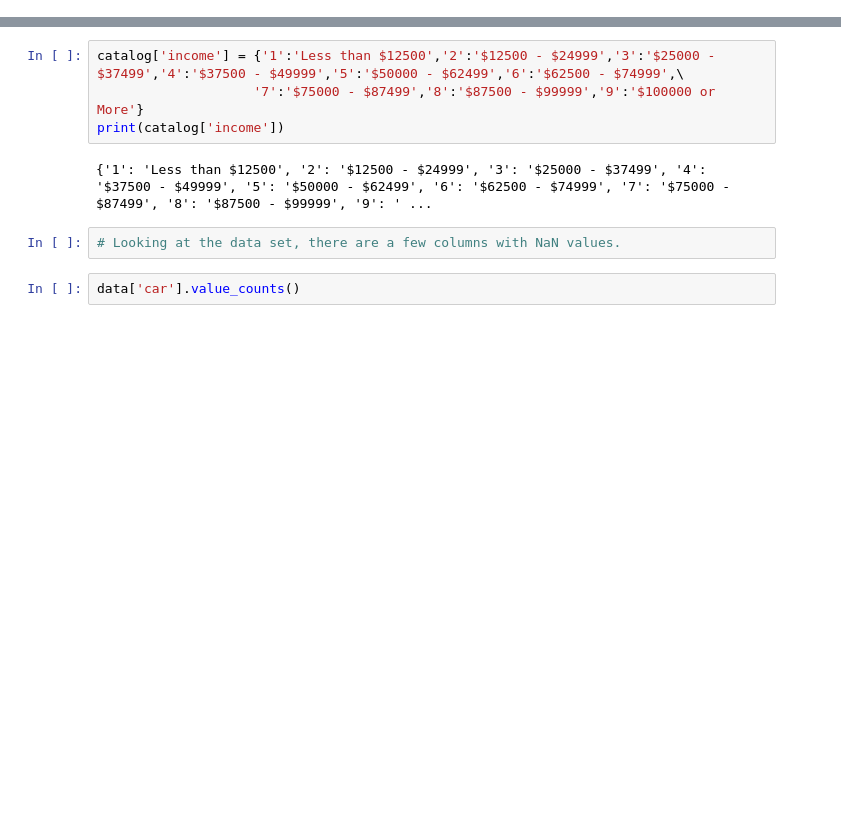
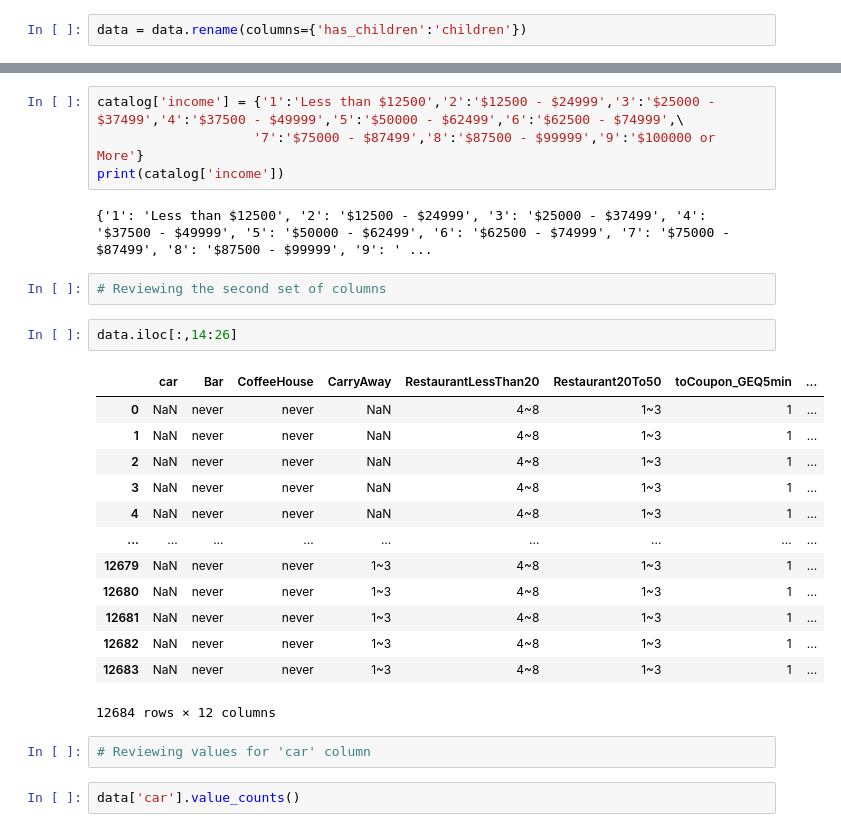
Before and after one commit to ricardoyepez01/assignment-5.1, a Jupyter notebook: assignment-5_1.ipynb, the cells around one changed output, grey strips where cells are left out. Drawn from its saved outputs; the diff is of its cells as text; blank space fills up the shorter version.

Commit message:
Completed data clean up

```diff
--- a/assignment-5_1.ipynb
+++ b/assignment-5_1.ipynb
@@ -315,0 +356,2 @@ Name: count, dtype: int64
+# %%
+data = data.rename(columns={'has_children':'children'})
@@ -389,8 +476,26 @@ catalog['income'] = {'1':'Less than $12500','2':'$12500 - $24999','3':'$25000 -
 print(catalog['income'])
 # %% [output]
 {'1': 'Less than $12500', '2': '$12500 - $24999', '3': '$25000 - $37499', '4': '$37500 - $49999', '5': '$50000 - $62499', '6': '$62500 - $74999', '7': '$75000 - $87499', '8': '$87500 - $99999', '9': ' ...
-# %%
-# Looking at the data set, there are a few columns with NaN values.
+# %%
+# Reviewing the second set of columns
+# %%
+data.iloc[:,14:26]
+# %% [output]
+|  | car | Bar | CoffeeHouse | CarryAway | RestaurantLessThan20 | Restaurant20To50 | toCoupon_GEQ5min | ... |
+| 0 | NaN | never | never | NaN | 4~8 | 1~3 | 1 | ... |
+| 1 | NaN | never | never | NaN | 4~8 | 1~3 | 1 | ... |
+| 2 | NaN | never | never | NaN | 4~8 | 1~3 | 1 | ... |
+| 3 | NaN | never | never | NaN | 4~8 | 1~3 | 1 | ... |
+| 4 | NaN | never | never | NaN | 4~8 | 1~3 | 1 | ... |
+| ... | ... | ... | ... | ... | ... | ... | ... | ... |
+| 12679 | NaN | never | never | 1~3 | 4~8 | 1~3 | 1 | ... |
+| 12680 | NaN | never | never | 1~3 | 4~8 | 1~3 | 1 | ... |
+| 12681 | NaN | never | never | 1~3 | 4~8 | 1~3 | 1 | ... |
+| 12682 | NaN | never | never | 1~3 | 4~8 | 1~3 | 1 | ... |
+| 12683 | NaN | never | never | 1~3 | 4~8 | 1~3 | 1 | ... |
+12684 rows × 12 columns
+# %%
+# Reviewing values for 'car' column
 # %%
 data['car'].value_counts()
 # %% [output]
```
Also changed, not shown: parts of 135 cells of this notebook.
